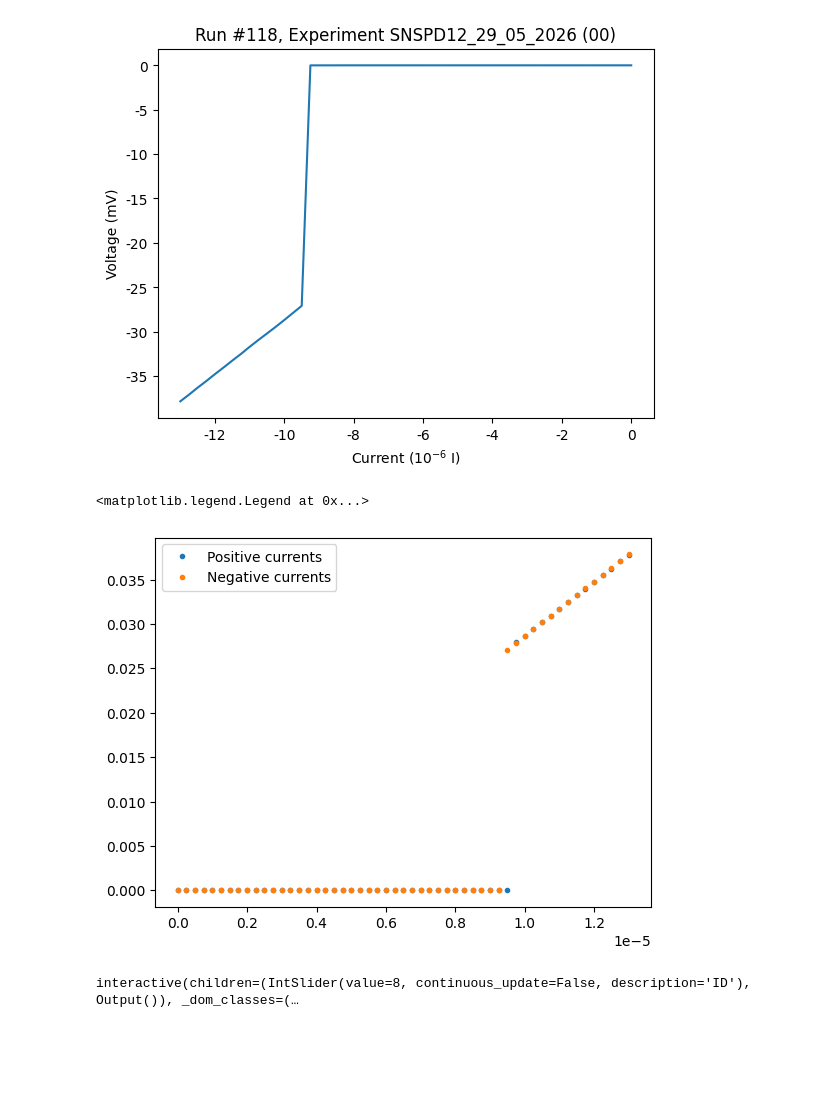
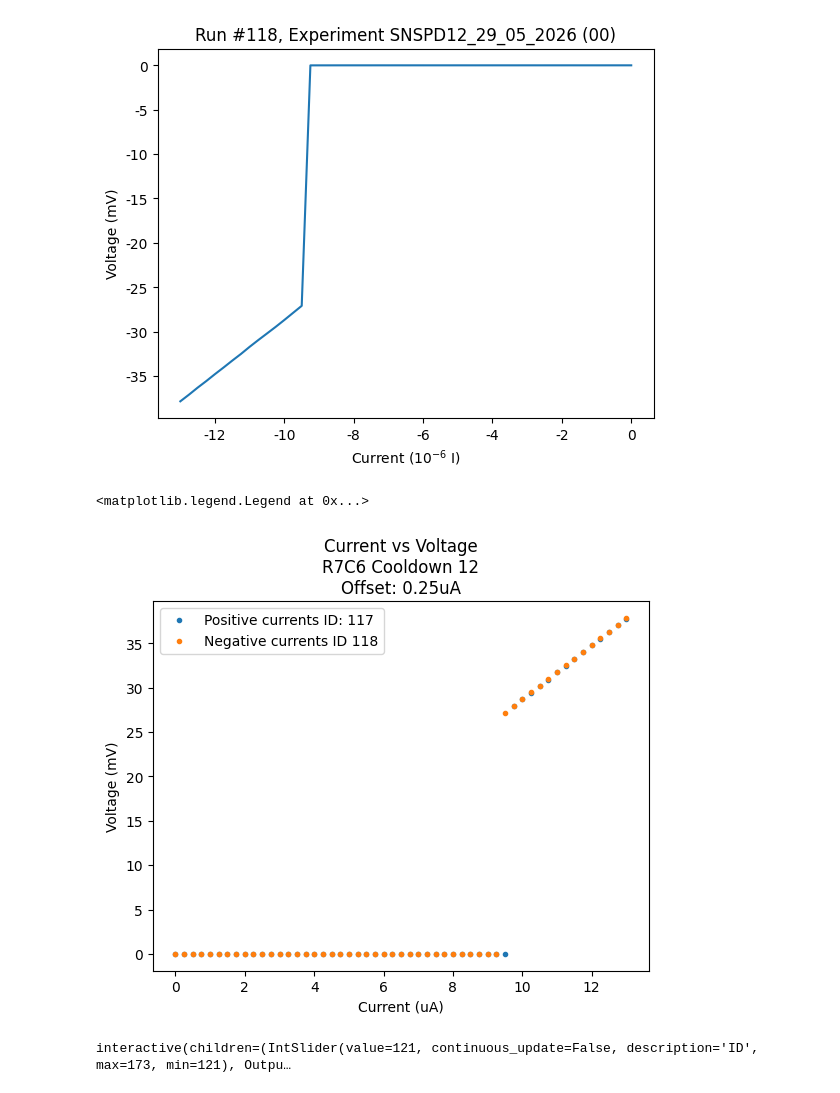
Before and after one commit to QNLSydney/snspd, a Jupyter notebook: SNSPD2/SNSPD12-Line2_Analysis.ipynb, the cells around one changed output. Drawn from its saved outputs; the diff is of its cells as text; code cells hidden in the pictures; blank space fills up the shorter version.

Commit message:
Complete cooldown 12

```diff
--- a/SNSPD2/SNSPD12-Line2_Analysis.ipynb
+++ b/SNSPD2/SNSPD12-Line2_Analysis.ipynb
@@ -57,17 +50,23 @@ plot_by_id(118)
  [None])
 [figure]
 # %%
-data = load_by_id(117).get_parameter_data()
-current117 = data['dmm_volt']['yoko_current']
-voltage117 = data['dmm_volt']['dmm_volt']
+IDpos = 117
+IDneg = 118
+data = load_by_id(IDpos).get_parameter_data()
+current_pos = data['dmm_volt']['yoko_current']*1e6
+voltage_pos = data['dmm_volt']['dmm_volt']*1e3
 
-data = load_by_id(118).get_parameter_data()
-current118 = data['dmm_volt']['yoko_current']
-voltage118 = data['dmm_volt']['dmm_volt']
+data = load_by_id(IDneg).get_parameter_data()
+current_neg = data['dmm_volt']['yoko_current']*1e6
+voltage_neg = data['dmm_volt']['dmm_volt']*1e3
 
-plt.plot(current117, voltage117, '.', label='Positive currents')
-plt.plot(-current118, -voltage118, '.', label='Negative currents')
+plt.plot(current_pos, voltage_pos, '.', label=f'Positive currents ID: {IDpos}')
+plt.plot(-current_neg, -voltage_neg, '.', label=f'Negative currents ID {IDneg}')
+plt.ylabel('Voltage (mV)')
+plt.xlabel('Current (uA)')
+plt.title(f'Current vs Voltage\n{params.device_line_2['name']} Cooldown 12\nOffset: {np.abs(np.diff(current_neg)[0])}uA')
 plt.legend()
+# one
 # %% [output]
 <matplotlib.legend.Legend at 0x...>
-[figure, old version]
+[figure, new version]
@@ -81,16 +84,21 @@ def plot_traces(ID):
     trace = data['trace']['trace']
     taxis = data['trace']['time_axis']
     current = data['yoko_current']['yoko_current']
+    trigger = data['trigger']['trigger'][0]
     plt.plot(taxis, trace)
-    peaks, properties = find_peaks(trace, height=float(params.trace_v_trigger), distance=1000)
-    plt.plot(taxis, np.ones_like(taxis)*float(params.trace_v_trigger), label='Trigger in sweep')
+    peaks, properties = find_peaks(trace, height=float(trigger), distance=len(trace))
+    plt.plot(taxis, np.ones_like(taxis)*float(trigger), label=f'Trigger in sweep {trigger*1e3}mV')
     plt.plot(taxis[peaks],trace[peaks], 'ro', label='Peak')
+    plt.title(f'ID: {ID} Current: {current[0]*1e6}uA')
     plt.legend()
+    # plt.ylabel('Voltage (V)')
+    # plt.xlabel('Time (s)')
     print(current, trace[peaks], 0.8*trace[peaks], 0.5*trace[peaks])
+    print(f'Peak voltage: {trace[peaks]}')
 
-interact(plot_traces, ID=IntSlider(min_id=121, max_idx=173, step=1, value=8,
+interact(plot_traces, ID=IntSlider(min=121, max=173, step=1, value=121,
                                   continuous_update=False));
 # %% [output]
-interactive(children=(IntSlider(value=8, continuous_update=False, description='ID'), Output()), _dom_classes=(…
+interactive(children=(IntSlider(value=121, continuous_update=False, description='ID', max=173, min=121), Outpu…
 # %%
 plot_by_id(174)
```
Also changed, not shown: parts of 35 cells of this notebook, 6 other files.
